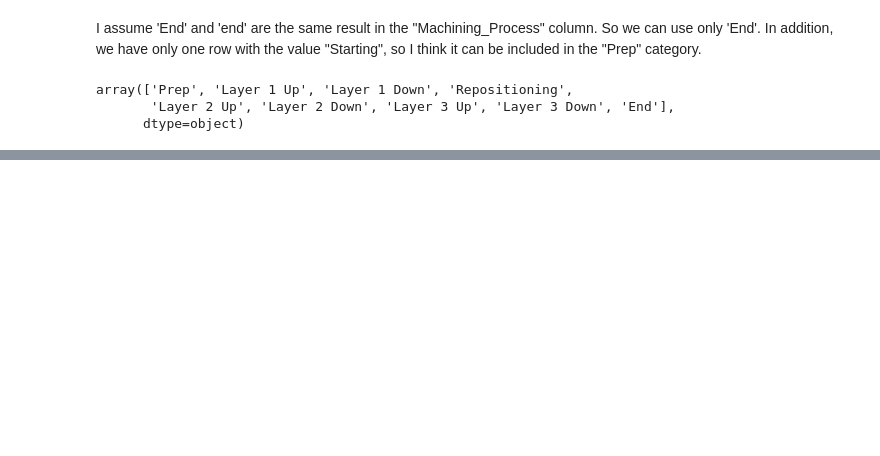
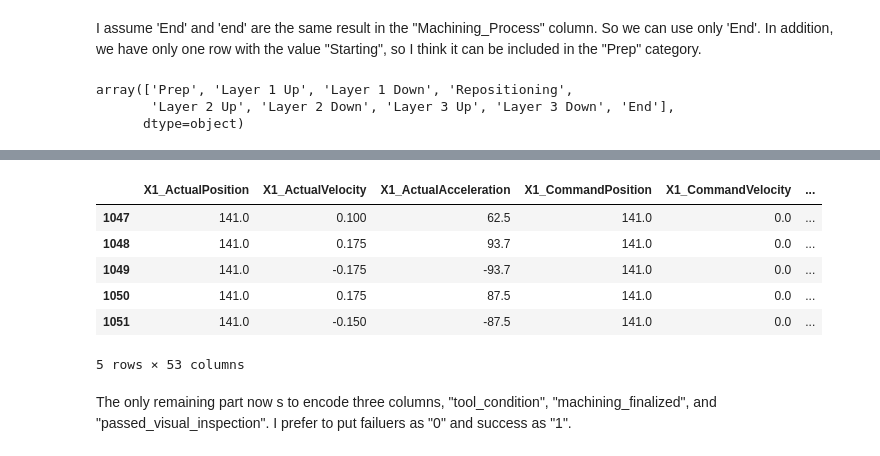
Before and after one commit to fereshteh-bahadory/CNC-Tool-wear-detection, a Jupyter notebook: CNC_machin.ipynb, the cells around one changed output, grey strips where cells are left out. Drawn from its saved outputs; the diff is of its cells as text; code cells hidden in the pictures; blank space fills up the shorter version.

Commit message:
Preprocessing data

```diff
--- a/CNC_machin.ipynb
+++ b/CNC_machin.ipynb
@@ -164,0 +174,9 @@ array(['Prep', 'Layer 1 Up', 'Layer 1 Down', 'Repositioning',
+# %%
+Machining_Process_goups=merged_data.groupby('Machining_Process')
+dfs=[Machining_Process_goups.get_group(x) for x in Machining_Process_goups.groups]
+d={}
+for i, j in enumerate(dfs):
+    idx = str(i+1)
+    name = 'df_'+idx
+    d[name]=dfs[i]
+d['df_1'].head(2)
@@ -164,0 +191,5 @@ array(['Prep', 'Layer 1 Up', 'Layer 1 Down', 'Repositioning',
+# %%
+Machin_Process={}
+for key in d:
+    Machin_Process[key]=dict[key]['Machining_Process'].unique()[0]
+Machin_Process
@@ -164,0 +206,14 @@ array(['Prep', 'Layer 1 Up', 'Layer 1 Down', 'Repositioning',
+# %%
+for key in d:
+    d[key].drop('Machining_Process',axis=1,inplace=True)
+d['df_1'].head()
+# %% [output]
+|  | X1_ActualPosition | X1_ActualVelocity | X1_ActualAcceleration | X1_CommandPosition | X1_CommandVelocity | ... |
+| 1047 | 141.0 | 0.100 | 62.5 | 141.0 | 0.0 | ... |
+| 1048 | 141.0 | 0.175 | 93.7 | 141.0 | 0.0 | ... |
+| 1049 | 141.0 | -0.175 | -93.7 | 141.0 | 0.0 | ... |
+| 1050 | 141.0 | 0.175 | 87.5 | 141.0 | 0.0 | ... |
+| 1051 | 141.0 | -0.150 | -87.5 | 141.0 | 0.0 | ... |
+5 rows × 53 columns
+# %% [markdown]
+The only remaining part now s to encode three columns, "tool_condition", "machining_finalized", and	"passed_visual_inspection". I prefer to put failuers as "0" and success as "1".
```
Also changed, not shown: parts of 9 cells of this notebook.
